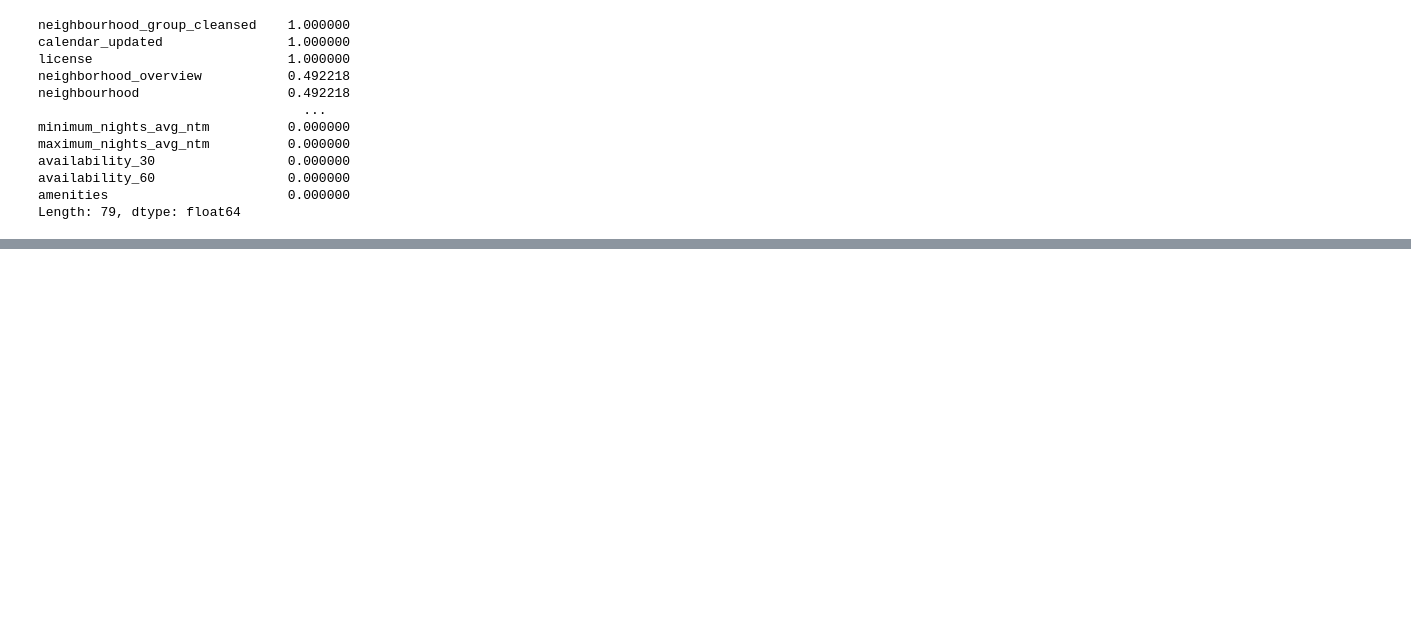
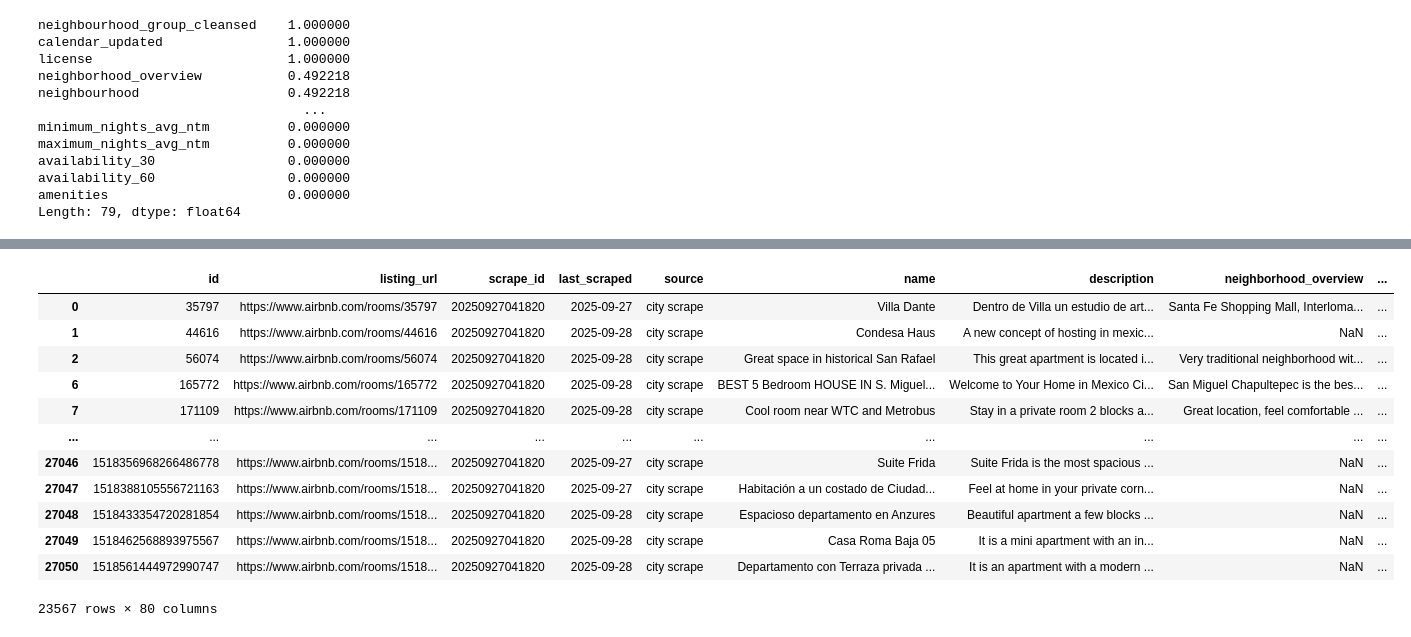
Before and after one commit to actdavidmc/DCD-G33-M2-P4, a Jupyter notebook: practica_4.ipynb, the cells around one changed output, grey strips where cells are left out. Drawn from its saved outputs; the diff is of its cells as text; code cells hidden in the pictures; blank space fills up the shorter version.

```diff
--- a/practica_4.ipynb
+++ b/practica_4.ipynb
@@ -156,6 +152,22 @@ if group_cols:
     listings["price_imputed"] = listings["price_imputed"].fillna(listings["price_num"].median())
 else:
     listings["price_imputed"] = listings["price_num"].fillna(listings["price_num"].median())
+# %%
+df_price
+# %% [output]
+|  | id | listing_url | scrape_id | last_scraped | source | name | description | neighborhood_overview | ... |
+| 0 | 35797 | https://www.airbnb.com/rooms/35797 | 20250927041820 | 2025-09-27 | city scrape | Villa Dante | Dentro de Villa un estudio de art... | Santa Fe Shopping Mall, Interloma... | ... |
+| 1 | 44616 | https://www.airbnb.com/rooms/44616 | 20250927041820 | 2025-09-28 | city scrape | Condesa Haus | A new concept of hosting in mexic... | NaN | ... |
+| 2 | 56074 | https://www.airbnb.com/rooms/56074 | 20250927041820 | 2025-09-28 | city scrape | Great space in historical San Rafael | This great apartment is located i... | Very traditional neighborhood wit... | ... |
+| 6 | 165772 | https://www.airbnb.com/rooms/165772 | 20250927041820 | 2025-09-28 | city scrape | BEST 5 Bedroom HOUSE IN S. Miguel... | Welcome to Your Home in Mexico Ci... | San Miguel Chapultepec is the bes... | ... |
+| 7 | 171109 | https://www.airbnb.com/rooms/171109 | 20250927041820 | 2025-09-28 | city scrape | Cool room near WTC and Metrobus | Stay in a private room 2 blocks a... | Great location, feel comfortable ... | ... |
+| ... | ... | ... | ... | ... | ... | ... | ... | ... | ... |
+| 27046 | 1518356968266486778 | https://www.airbnb.com/rooms/1518... | 20250927041820 | 2025-09-27 | city scrape | Suite Frida | Suite Frida is the most spacious ... | NaN | ... |
+| 27047 | 1518388105556721163 | https://www.airbnb.com/rooms/1518... | 20250927041820 | 2025-09-27 | city scrape | Habitación a un costado de Ciudad... | Feel at home in your private corn... | NaN | ... |
+| 27048 | 1518433354720281854 | https://www.airbnb.com/rooms/1518... | 20250927041820 | 2025-09-28 | city scrape | Espacioso departamento en Anzures | Beautiful apartment a few blocks ... | NaN | ... |
+| 27049 | 1518462568893975567 | https://www.airbnb.com/rooms/1518... | 20250927041820 | 2025-09-28 | city scrape | Casa Roma Baja 05 | It is a mini apartment with an in... | NaN | ... |
+| 27050 | 1518561444972990747 | https://www.airbnb.com/rooms/1518... | 20250927041820 | 2025-09-28 | city scrape | Departamento con Terraza privada ... | It is an apartment with a modern ... | NaN | ... |
+23567 rows × 80 columns
 # %%
 # columnas típicas: listing_id, date, available, price, adjusted_price, minimum_nights, maximum_nights
 print(calendar.columns)
```
Also changed, not shown: parts of 8 cells of this notebook, 1 other file.
